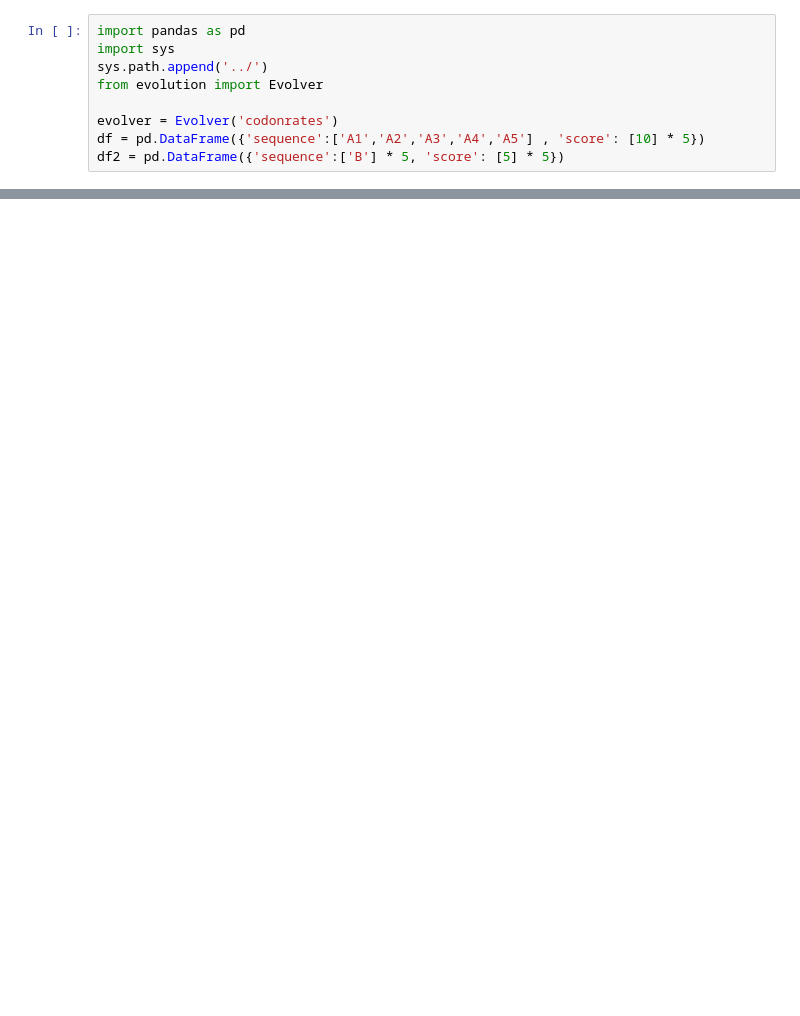
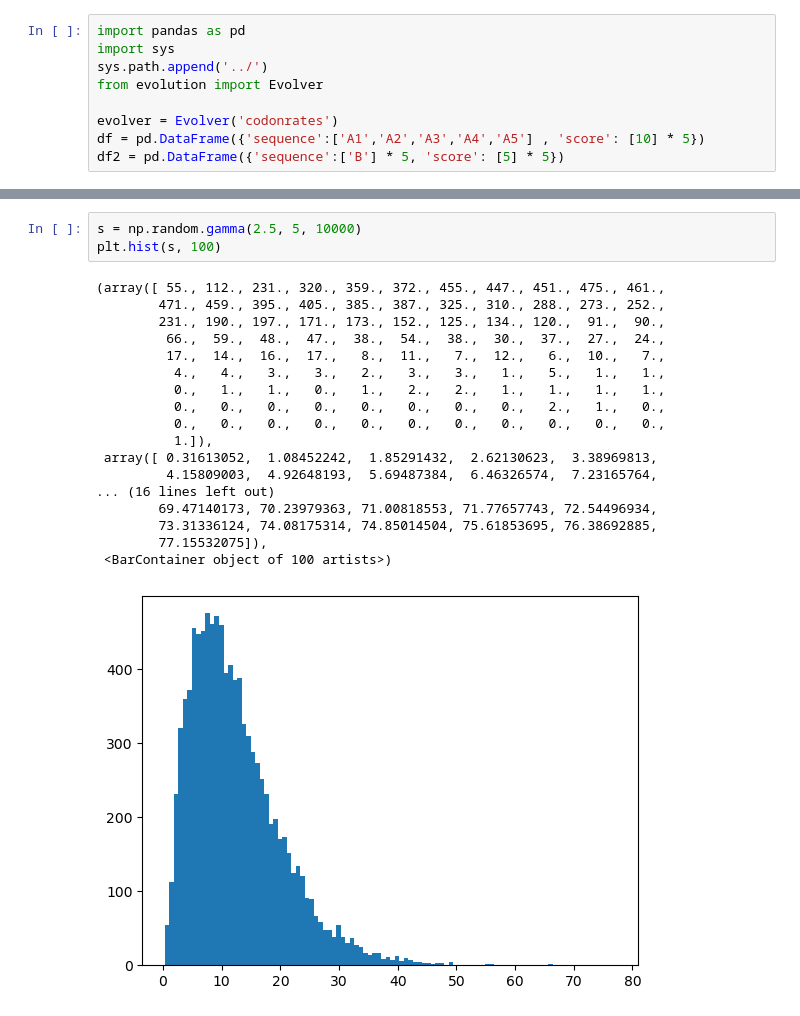
Before and after one commit to sahakyanhk/pfes, a Jupyter notebook: jupyter/ratetest.ipynb, the cells around one changed output, grey strips where cells are left out. Saved outputs shown, nothing was run; the diff lists cells and outputs as text; blank space fills up the shorter version.

```diff
--- a/jupyter/ratetest.ipynb
+++ b/jupyter/ratetest.ipynb
@@ -82,0 +142,22 @@ df.sample(6,replace=(not False))
+# %%
+s = np.random.gamma(2.5, 5, 10000)
+plt.hist(s, 100)
+# %% [output]
+(array([ 55., 112., 231., 320., 359., 372., 455., 447., 451., 475., 461.,
+        471., 459., 395., 405., 385., 387., 325., 310., 288., 273., 252.,
+        231., 190., 197., 171., 173., 152., 125., 134., 120.,  91.,  90.,
+         66.,  59.,  48.,  47.,  38.,  54.,  38.,  30.,  37.,  27.,  24.,
+         17.,  14.,  16.,  17.,   8.,  11.,   7.,  12.,   6.,  10.,   7.,
+          4.,   4.,   3.,   3.,   2.,   3.,   3.,   1.,   5.,   1.,   1.,
+          0.,   1.,   1.,   0.,   1.,   2.,   2.,   1.,   1.,   1.,   1.,
+          0.,   0.,   0.,   0.,   0.,   0.,   0.,   0.,   2.,   1.,   0.,
+          0.,   0.,   0.,   0.,   0.,   0.,   0.,   0.,   0.,   0.,   0.,
+          1.]),
+ array([ 0.31613052,  1.08452242,  1.85291432,  2.62130623,  3.38969813,
+         4.15809003,  4.92648193,  5.69487384,  6.46326574,  7.23165764,
+... (16 lines left out)
+        69.47140173, 70.23979363, 71.00818553, 71.77657743, 72.54496934,
+        73.31336124, 74.08175314, 74.85014504, 75.61853695, 76.38692885,
+        77.15532075]),
+ <BarContainer object of 100 artists>)
+[figure, added]
```
Also changed, not shown: parts of 8 cells of this notebook, 6 other files.
